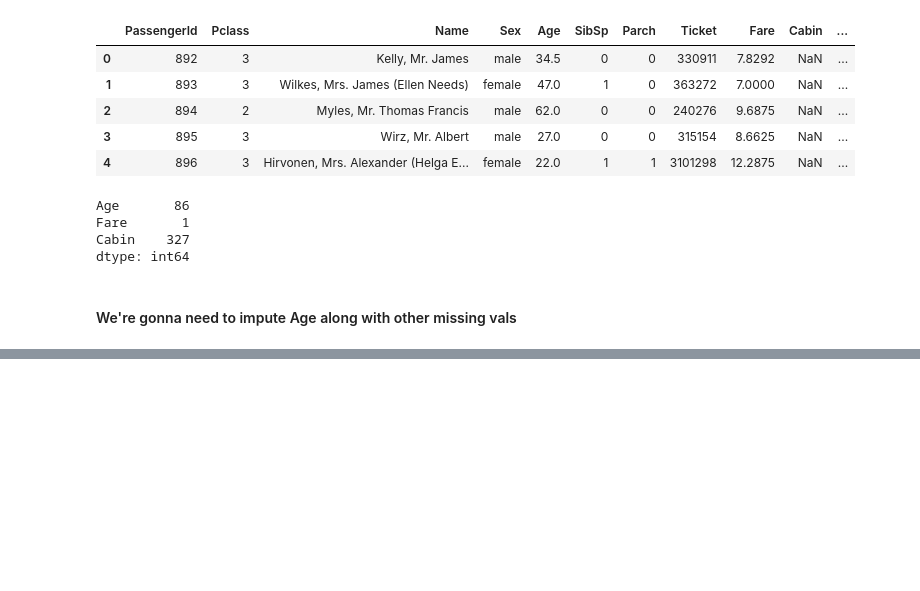
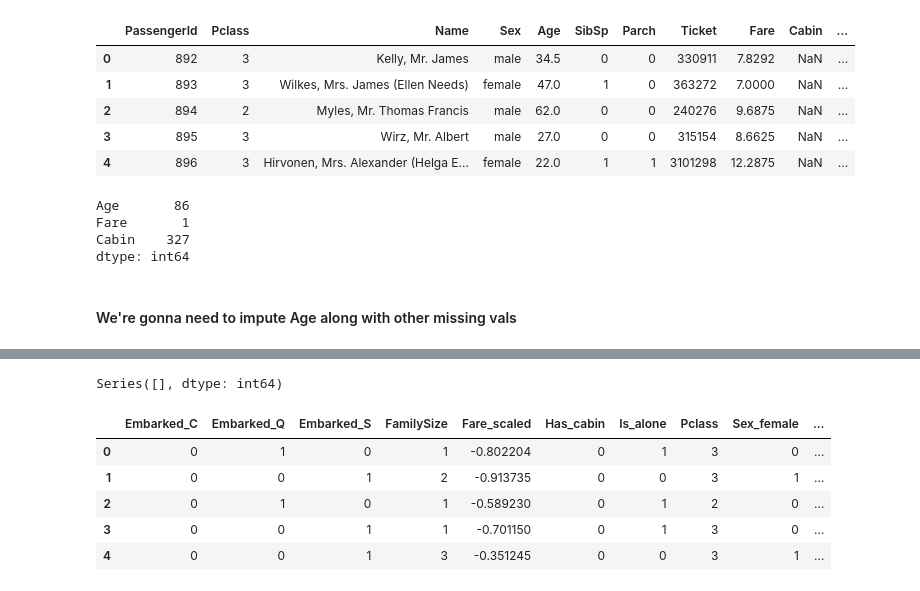
Before and after one commit to hernandezurbina/KaggleAdventures, a Jupyter notebook: Titanic-Revisited-MVsPredictionNotImputation.ipynb, the cells around one changed output, grey strips where cells are left out. Drawn from its saved outputs; the diff is of its cells as text; code cells hidden in the pictures; blank space fills up the shorter version.

```diff
--- a/Titanic-Revisited-MVsPredictionNotImputation.ipynb
+++ b/Titanic-Revisited-MVsPredictionNotImputation.ipynb
@@ -1121,0 +1196,6 @@ test.drop(unnecessary_cols, axis=1, inplace=True)
+# %%
+test_pre['Age_imputed'] = test_pre['Age_imputed'].apply(np.ceil)
+# %%
+test_pre.drop(['Age_imputed'], axis=1, inplace=True)
+# %%
+test_pre = test_pre.sort_values(['PassengerId'])
@@ -1121,0 +1204,5 @@ test.drop(unnecessary_cols, axis=1, inplace=True)
+# %%
+mv_cols = (test_pre.isnull().sum())
+print(mv_cols[mv_cols > 0])
+# %% [output]
+Series([], dtype: int64)
@@ -1121,0 +1213,9 @@ test.drop(unnecessary_cols, axis=1, inplace=True)
+# %%
+X_test.head()
+# %% [output]
+|  | Embarked_C | Embarked_Q | Embarked_S | FamilySize | Fare_scaled | Has_cabin | Is_alone | Pclass | Sex_female | ... |
+| 0 | 0 | 1 | 0 | 1 | -0.802204 | 0 | 1 | 3 | 0 | ... |
+| 1 | 0 | 0 | 1 | 2 | -0.913735 | 0 | 0 | 3 | 1 | ... |
+| 2 | 0 | 1 | 0 | 1 | -0.589230 | 0 | 1 | 2 | 0 | ... |
+| 3 | 0 | 0 | 1 | 1 | -0.701150 | 0 | 1 | 3 | 0 | ... |
+| 4 | 0 | 0 | 1 | 3 | -0.351245 | 0 | 0 | 3 | 1 | ... |
```
Also changed, not shown: parts of 58 cells of this notebook, 1 other file.
